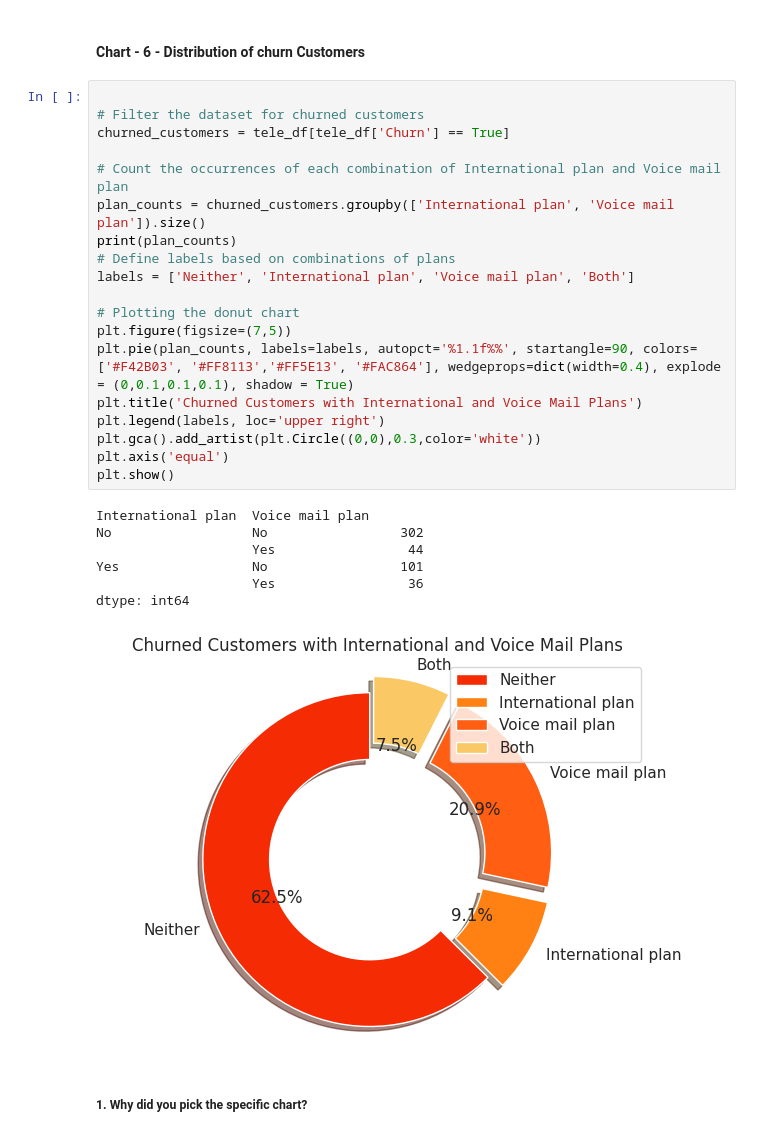
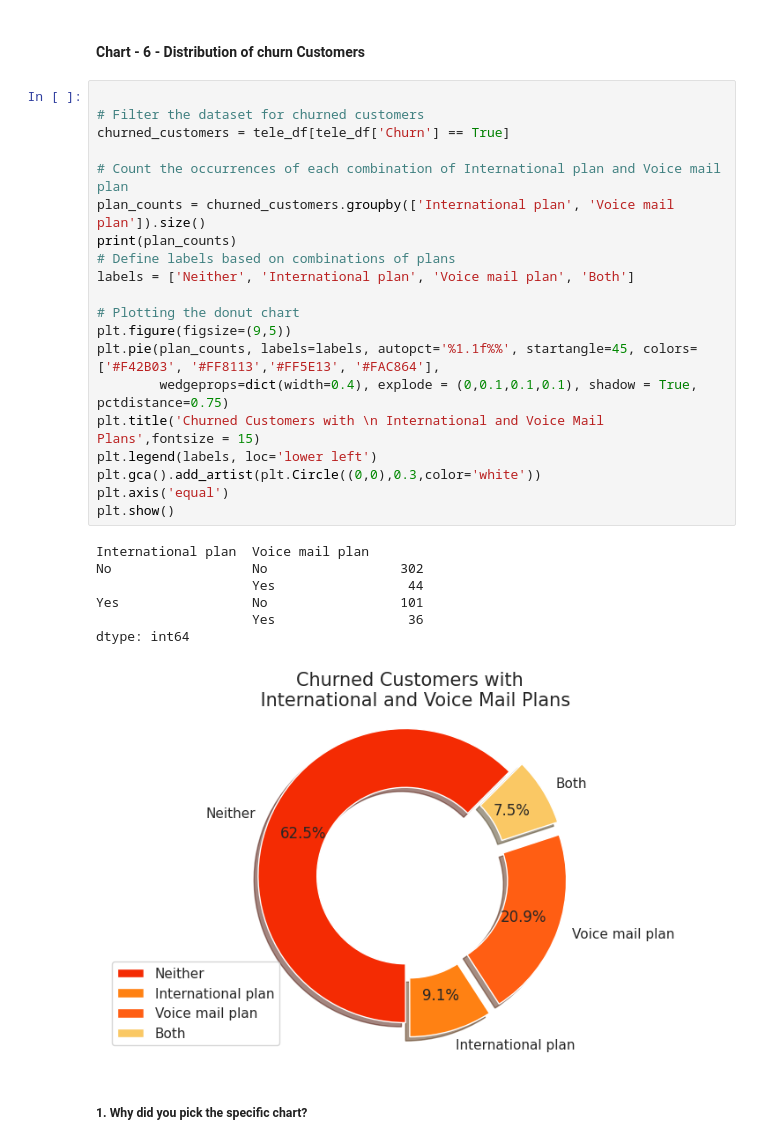
Before and after one commit to mansi-guptaa/Orange-Telecom-Churn-Analysis, a Jupyter notebook: EDA_TELECOM_CHURN_ANALYSIS_BY_MANSI_GUPTA.ipynb, the cells around one changed output. Drawn from its saved outputs; the diff is of its cells as text.

```diff
--- a/EDA_TELECOM_CHURN_ANALYSIS_BY_MANSI_GUPTA.ipynb
+++ b/EDA_TELECOM_CHURN_ANALYSIS_BY_MANSI_GUPTA.ipynb
@@ -626,30 +629,31 @@ The insights regarding the weak relationship between total night minutes and chu
 # %%
 
 # Filter the dataset for churned customers
 churned_customers = tele_df[tele_df['Churn'] == True]
 
 # Count the occurrences of each combination of International plan and Voice mail plan
 plan_counts = churned_customers.groupby(['International plan', 'Voice mail plan']).size()
 print(plan_counts)
 # Define labels based on combinations of plans
 labels = ['Neither', 'International plan', 'Voice mail plan', 'Both']
 
 # Plotting the donut chart
-plt.figure(figsize=(7,5))
-plt.pie(plan_counts, labels=labels, autopct='%1.1f%%', startangle=90, colors= ['#F42B03', '#FF8113','#FF5E13', '#FAC864'], wedgeprops=dict(width=0.4), explode = (0,0.1,0.1,0.1), shadow = True)
-plt.title('Churned Customers with International and Voice Mail Plans')
-plt.legend(labels, loc='upper right')
+plt.figure(figsize=(9,5))
+plt.pie(plan_counts, labels=labels, autopct='%1.1f%%', startangle=45, colors= ['#F42B03', '#FF8113','#FF5E13', '#FAC864'],
+        wedgeprops=dict(width=0.4), explode = (0,0.1,0.1,0.1), shadow = True, pctdistance=0.75)
+plt.title('Churned Customers with \n International and Voice Mail Plans',fontsize = 15)
+plt.legend(labels, loc='lower left')
 plt.gca().add_artist(plt.Circle((0,0),0.3,color='white'))
 plt.axis('equal')
 plt.show()
 # %% [output]
 International plan  Voice mail plan
 No                  No                 302
                     Yes                 44
 Yes                 No                 101
                     Yes                 36
 dtype: int64
-[figure, old version]
+[figure, new version]
 # %% [markdown]
 ##### 1. Why did you pick the specific chart?
 # %% [markdown]
```
Also changed, not shown: parts of 11 cells of this notebook.
